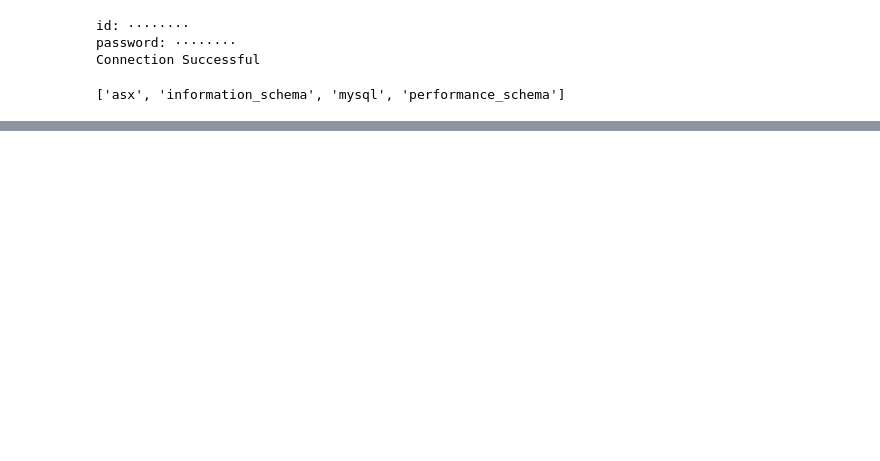
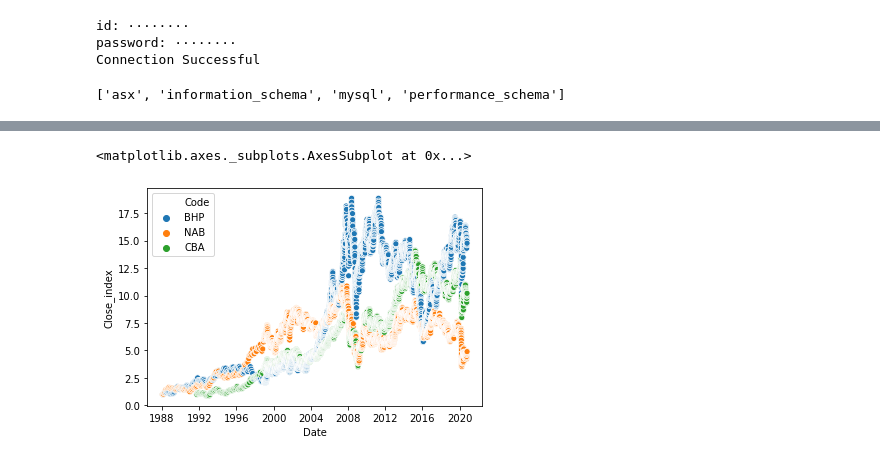
Before and after one commit to MDSI-AUG-2020-DSP/ASX, a Jupyter notebook: DataExploration.ipynb, the cells around one changed output, grey strips where cells are left out. Saved outputs shown, nothing was run; the diff lists cells and outputs as text; code cells hidden in the pictures; blank space fills up the shorter version.

```diff
--- a/DataExploration.ipynb
+++ b/DataExploration.ipynb
@@ -62,0 +170,11 @@ exchange_rate
+# %%
+mydb = connect_mysql(host, id, pwd, db)
+query =  \
+"""
+SELECT Code, Date, Close
+FROM asx_history
+
+"""
+df= pd.read_sql_query(query, con=mydb)
+print(df)
+mydb.close()
@@ -62,0 +196,7 @@ exchange_rate
+# %%
+df['Close_index'] =  (df.set_index(['Code']).Close/df.set_index(['Code']).groupby(['Code']).transform('first').Close).reset_index()['Close']
+# %%
+sns.scatterplot(data = df[df['Code'].isin(['CBA', 'BHP', 'NAB'])], x = "Date", y = "Close_index", hue = "Code")
+# %% [output]
+<matplotlib.axes._subplots.AxesSubplot at 0x...>
+[figure, added]
```
Also changed, not shown: parts of 13 cells of this notebook.
